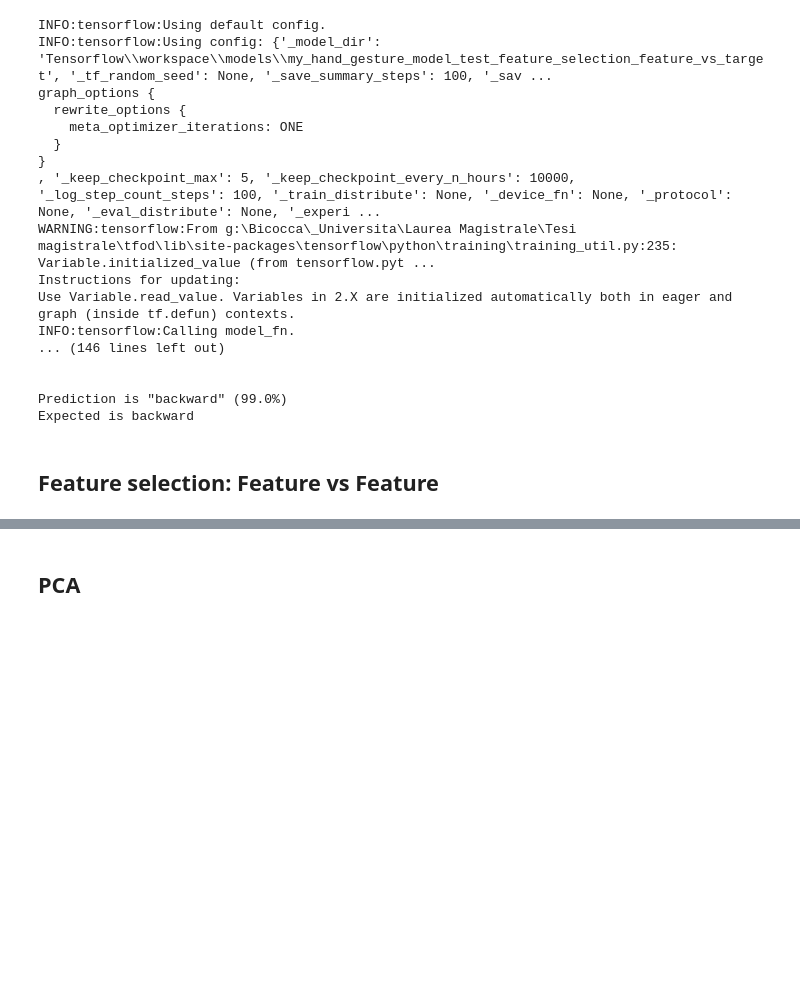
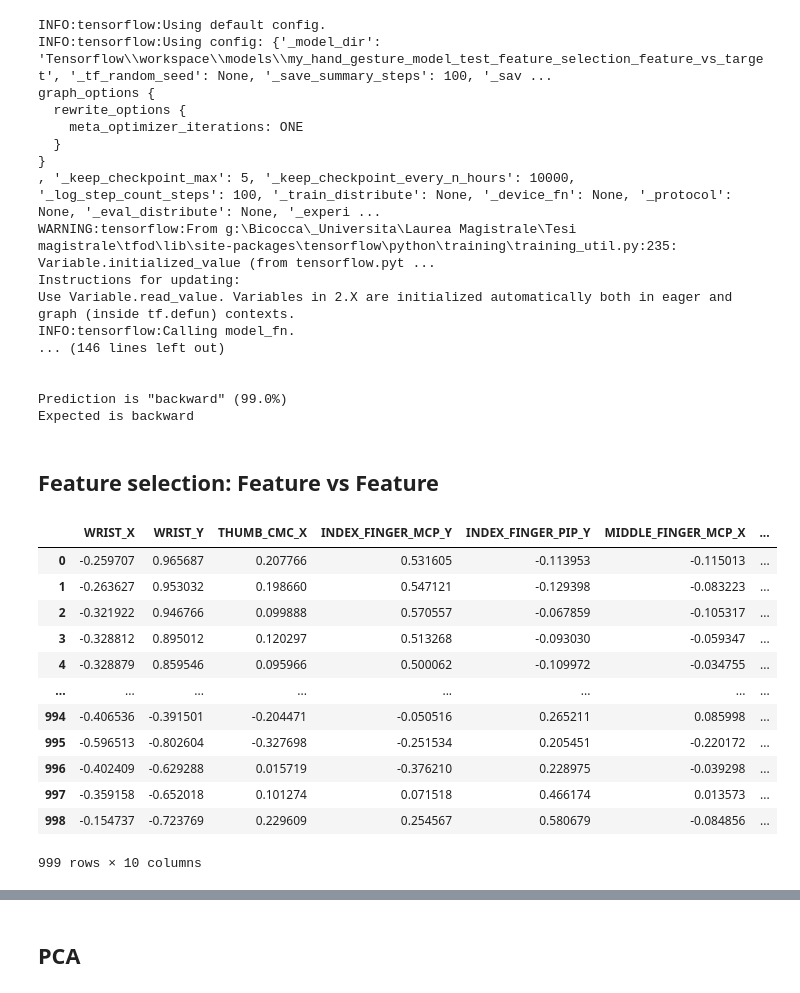
Before and after one commit to okamiRvS/Hand-Gestures-Based-Smooth-3D-Trajectories-Computation-Applied-to-Real-Time-Drone-Control, a Jupyter notebook: 3. Hand gesture recognition - Copia.ipynb, the cells around one changed output, grey strips where cells are left out. Saved outputs shown, nothing was run; the diff lists cells and outputs as text; code cells hidden in the pictures; blank space fills up the shorter version.

```diff
--- a/3. Hand gesture recognition - Copia.ipynb
+++ b/3. Hand gesture recognition - Copia.ipynb
@@ -332,22 +332,36 @@ Expected is backward
 # %%
 # Feature vs Feature
 
-# Now, we compare the correlation between features and remove one of two features that have an abs(correlation) higher than 0.9
+# Now, we compare the correlation between features and remove one of two features that have an abs(correlation) higher than 0.8
 
 # Note: a better verion could be to set an absolute value, say 0.5 as the threshold for selecting the variables. If we find that the predictor variables
 # are correlated among themselves, we can drop the variable which has a lower correlation coefficient value with the target variable.
 # At the moment, with the follow function, we drop just only if there a really high correlation between two variables without check
 # which one has lower correlation with target to drop that.
 
 columns = np.full((corr.shape[0],), True, dtype=bool)
 for i in range(corr.shape[0]):
     for j in range(i+1, corr.shape[0]):
         # If we find that the predictor variables are correlated among themselves
-        if abs(corr.iloc[i,j]) >= 0.9:
+        if abs(corr.iloc[i,j]) >= 0.8:
             if columns[j]:
                 columns[j] = False
 selected_columns = df.columns[columns]
 df[selected_columns]
+# %% [output]
+|  | WRIST_X | WRIST_Y | THUMB_CMC_X | INDEX_FINGER_MCP_Y | INDEX_FINGER_PIP_Y | MIDDLE_FINGER_MCP_X | ... |
+| 0 | -0.259707 | 0.965687 | 0.207766 | 0.531605 | -0.113953 | -0.115013 | ... |
+| 1 | -0.263627 | 0.953032 | 0.198660 | 0.547121 | -0.129398 | -0.083223 | ... |
+| 2 | -0.321922 | 0.946766 | 0.099888 | 0.570557 | -0.067859 | -0.105317 | ... |
+| 3 | -0.328812 | 0.895012 | 0.120297 | 0.513268 | -0.093030 | -0.059347 | ... |
+| 4 | -0.328879 | 0.859546 | 0.095966 | 0.500062 | -0.109972 | -0.034755 | ... |
+| ... | ... | ... | ... | ... | ... | ... | ... |
+| 994 | -0.406536 | -0.391501 | -0.204471 | -0.050516 | 0.265211 | 0.085998 | ... |
+| 995 | -0.596513 | -0.802604 | -0.327698 | -0.251534 | 0.205451 | -0.220172 | ... |
+| 996 | -0.402409 | -0.629288 | 0.015719 | -0.376210 | 0.228975 | -0.039298 | ... |
+| 997 | -0.359158 | -0.652018 | 0.101274 | 0.071518 | 0.466174 | 0.013573 | ... |
+| 998 | -0.154737 | -0.723769 | 0.229609 | 0.254567 | 0.580679 | -0.084856 | ... |
+999 rows × 10 columns
 # %%
 df_sel = df[selected_columns]
 train_sel = df_sel.sample(frac=0.75,random_state=200) #random state is a seed value
```
Also changed, not shown: parts of 29 cells of this notebook, 46 other files.
